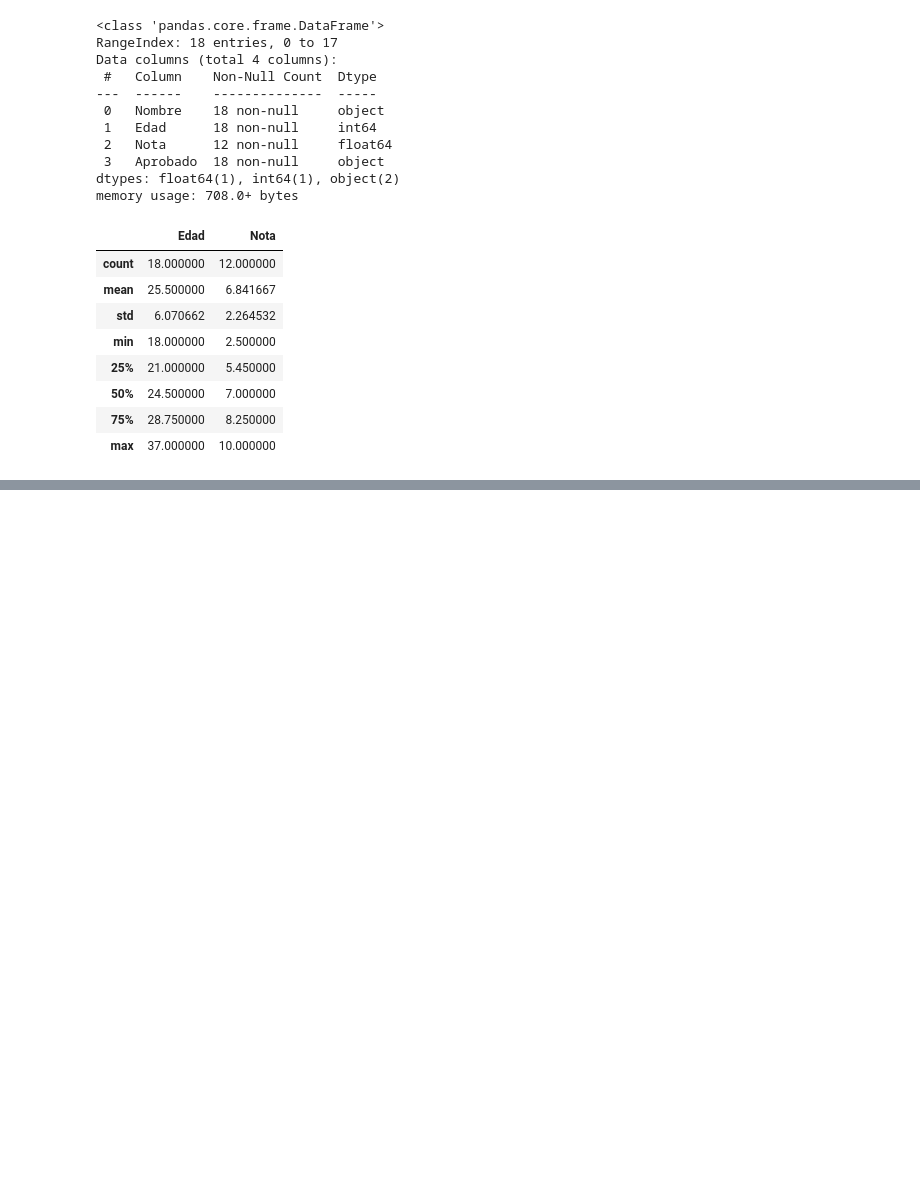
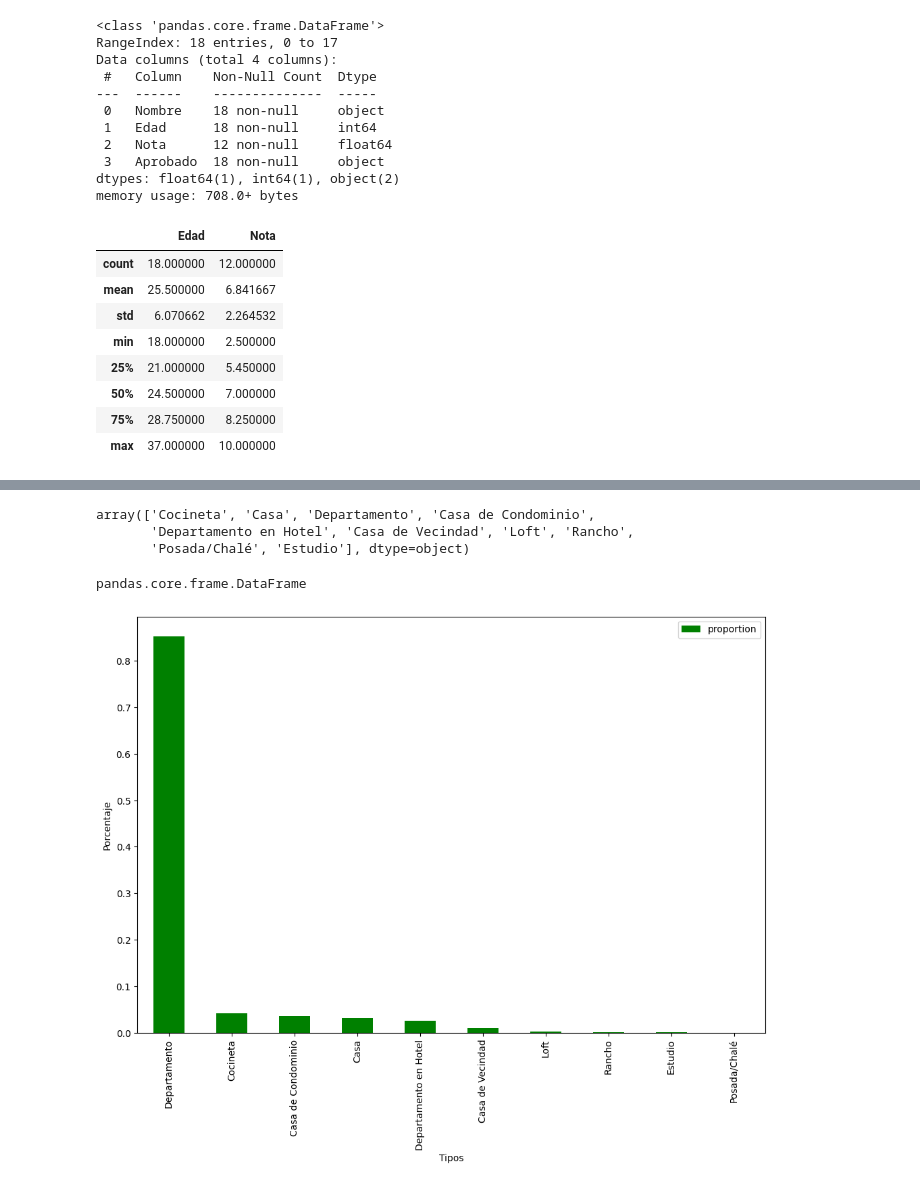
Before and after one commit to dscamacho333/Data_Science_Course, a Jupyter notebook: Pandas_Inmuebles_CDMX.ipynb, the cells around one changed output, grey strips where cells are left out. Drawn from its saved outputs; the diff is of its cells as text; code cells hidden in the pictures; blank space fills up the shorter version.

```diff
--- a/Pandas_Inmuebles_CDMX.ipynb
+++ b/Pandas_Inmuebles_CDMX.ipynb
@@ -344,0 +405,21 @@ alumni_dataframe.describe()
+# %%
+residential_assets.Tipo.unique()
+# %% [output]
+array(['Cocineta', 'Casa', 'Departamento', 'Casa de Condominio',
+       'Departamento en Hotel', 'Casa de Vecindad', 'Loft', 'Rancho',
+       'Posada/Chalé', 'Estudio'], dtype=object)
+# %%
+# Method to count row occurrences for an specific column. (value_counts(normalize: Gives percentage))
+
+residential_assets.Tipo.value_counts(
+    normalize=True
+).to_frame().plot(
+    kind='bar',
+    figsize=(12,8),
+    color='green',
+    xlabel='Tipos',
+    ylabel='Porcentaje'
+)
+# %% [output]
+pandas.core.frame.DataFrame
+[figure, added]
```
Also changed, not shown: parts of 22 cells of this notebook.
